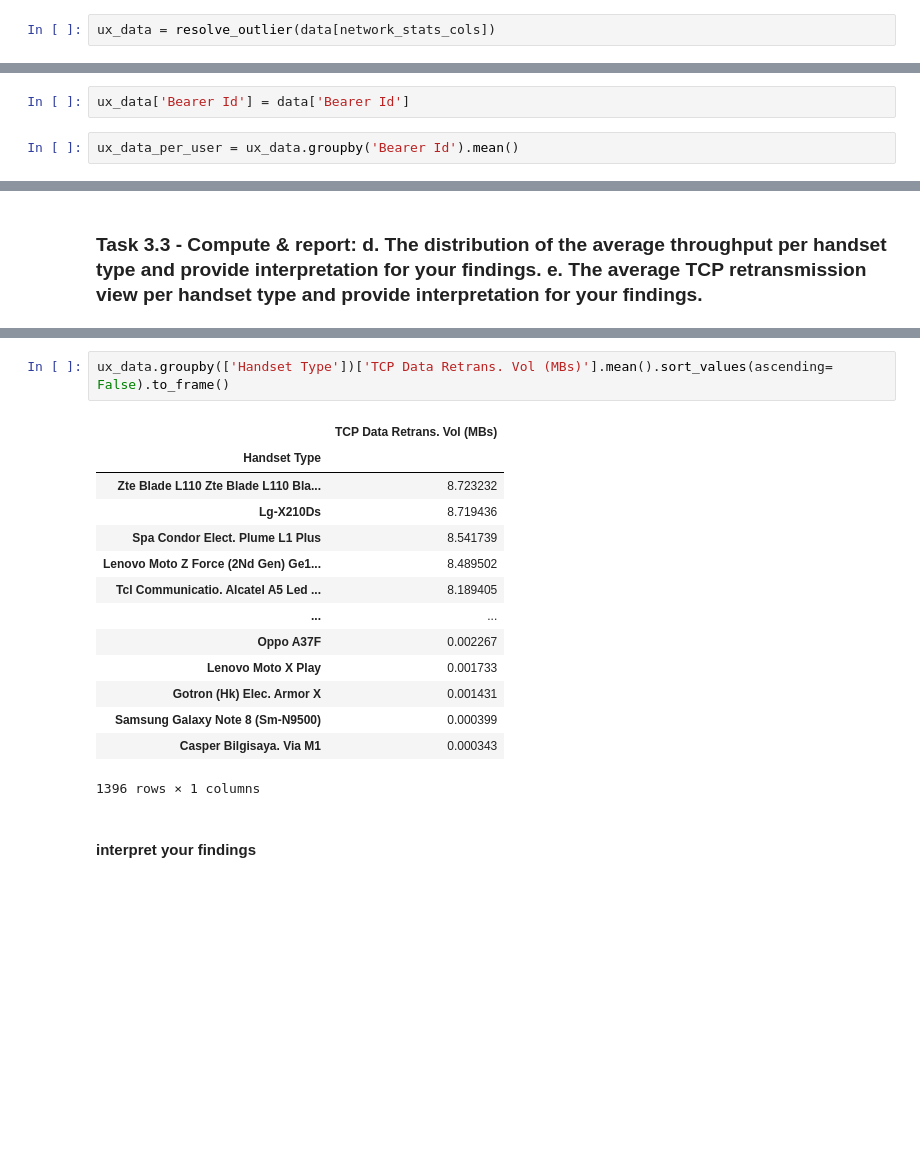
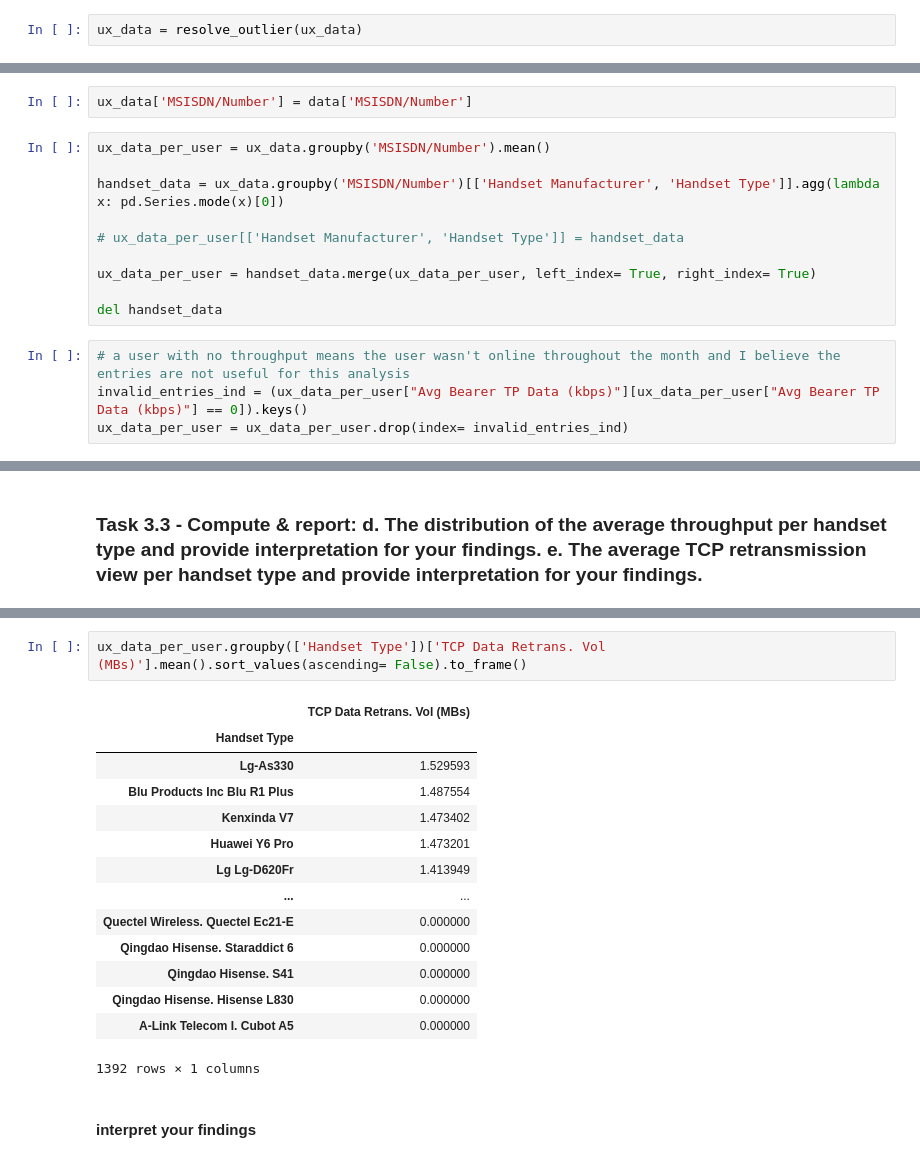
Before and after one commit to JimohAR/it_core_project1, a Jupyter notebook: src/notebooks/task3.ipynb, the cells around one changed output, grey strips where cells are left out. Saved outputs shown, nothing was run; the diff lists cells and outputs as text; blank space fills up the shorter version.

```diff
--- a/src/notebooks/task3.ipynb
+++ b/src/notebooks/task3.ipynb
@@ -95,2 +126,2 @@ network_stats_cols = ['Avg RTT DL (ms)', 'Avg RTT UL (ms)', 'Avg Bearer TP DL (k
 # %%
-ux_data = resolve_outlier(data[network_stats_cols])
+ux_data = resolve_outlier(ux_data)
@@ -128,9 +181,21 @@ ux_data = sum_ul_dl(ux_data)
 ux_data["TCP Data Retrans. Vol (Bytes)"] /= 2**20
 ux_data.rename(columns= {"TCP Data Retrans. Vol (Bytes)": "TCP Data Retrans. Vol (MBs)"}, inplace= True)
 # %%
-ux_data['Bearer Id'] = data['Bearer Id']
+ux_data['MSISDN/Number'] = data['MSISDN/Number']
 # %%
-ux_data_per_user = ux_data.groupby('Bearer Id').mean()
+ux_data_per_user = ux_data.groupby('MSISDN/Number').mean()
+
+handset_data = ux_data.groupby('MSISDN/Number')[['Handset Manufacturer', 'Handset Type']].agg(lambda x: pd.Series.mode(x)[0])
+
+# ux_data_per_user[['Handset Manufacturer', 'Handset Type']] = handset_data
+
+ux_data_per_user = handset_data.merge(ux_data_per_user, left_index= True, right_index= True)
+
+del handset_data
+# %%
+# a user with no throughput means the user wasn't online throughout the month and I believe the entries are not useful for this analysis
+invalid_entries_ind = (ux_data_per_user["Avg Bearer TP Data (kbps)"][ux_data_per_user["Avg Bearer TP Data (kbps)"] == 0]).keys()
+ux_data_per_user = ux_data_per_user.drop(index= invalid_entries_ind)
 # %% [markdown]
 ### Compute & list 10 of the top, bottom, and most frequent: a. TCP values in the dataset. b. RTT values in the dataset. c. Throughput values in the dataset.
 # %%
@@ -217,20 +282,20 @@ ux_data.groupby(['Handset Type'])['Avg Bearer TP Data (kbps)'].mean().sort_value
 # %%
-ux_data.groupby(['Handset Type'])['TCP Data Retrans. Vol (MBs)'].mean().sort_values(ascending= False).to_frame()
+ux_data_per_user.groupby(['Handset Type'])['TCP Data Retrans. Vol (MBs)'].mean().sort_values(ascending= False).to_frame()
 # %% [output]
 |  | TCP Data Retrans. Vol (MBs) |
 | Handset Type |  |
-| Zte Blade L110 Zte Blade L110 Bla... | 8.723232 |
-| Lg-X210Ds | 8.719436 |
-| Spa Condor Elect. Plume L1 Plus | 8.541739 |
-| Lenovo Moto Z Force (2Nd Gen) Ge1... | 8.489502 |
-| Tcl Communicatio. Alcatel A5 Led ... | 8.189405 |
+| Lg-As330 | 1.529593 |
+| Blu Products Inc Blu R1 Plus | 1.487554 |
+| Kenxinda V7 | 1.473402 |
+| Huawei Y6 Pro | 1.473201 |
+| Lg Lg-D620Fr | 1.413949 |
 | ... | ... |
-| Oppo A37F | 0.002267 |
-| Lenovo Moto X Play | 0.001733 |
-| Gotron (Hk) Elec. Armor X | 0.001431 |
-| Samsung Galaxy Note 8 (Sm-N9500) | 0.000399 |
-| Casper Bilgisaya. Via M1 | 0.000343 |
+| Quectel Wireless. Quectel Ec21-E | 0.000000 |
+| Qingdao Hisense. Staraddict 6 | 0.000000 |
+| Qingdao Hisense. S41 | 0.000000 |
+| Qingdao Hisense. Hisense L830 | 0.000000 |
+| A-Link Telecom I. Cubot A5 | 0.000000 |
-1396 rows × 1 columns
+1392 rows × 1 columns
 # %% [markdown]
 #### interpret your findings
 # %% [markdown]
```
Also changed, not shown: parts of 32 cells of this notebook, 10 other files.
